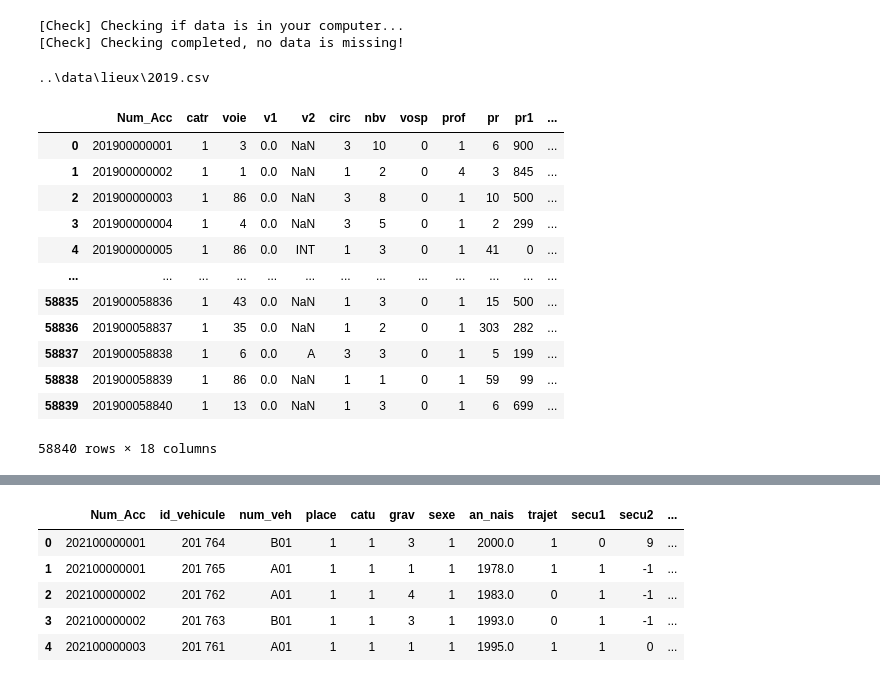
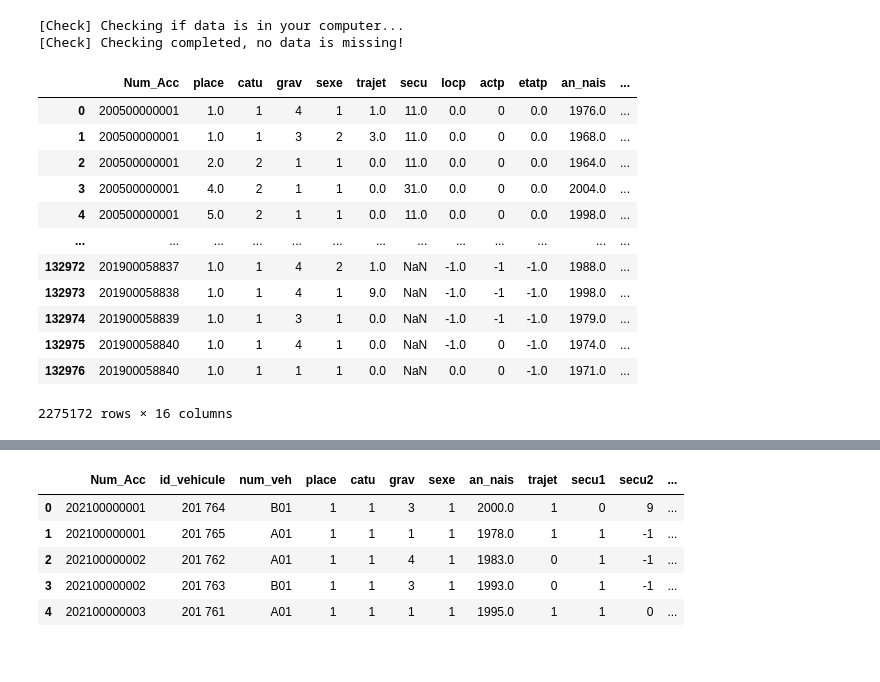
Before and after one commit to YoanGab/challenge_ia_accidentologie_velos, a Jupyter notebook: notebook/preprocess.ipynb, the cells around one changed output, grey strips where cells are left out. Drawn from its saved outputs; the diff is of its cells as text; code cells hidden in the pictures.

```diff
--- a/notebook/preprocess.ipynb
+++ b/notebook/preprocess.ipynb
@@ -11,3 +12,11 @@ import shutil
+# %%
+def progress_bar(items):
+    start_time = time.time()
+    for i, item in enumerate(items):
+        bar_length = int(50 * (i+1) / len(items))
+        bar = "#" * bar_length + "-" * (50 - bar_length)
+        print(f"{i+1}/{len(items)} [{bar}]", end='\r')
+        yield item
 # %%
 class AccidentData:
     def __init__(self):
@@ -102,19 +198,18 @@ acc_data = AccidentData()
 [Check] Checking if data is in your computer...
 [Check] Checking completed, no data is missing!
 # %%
-acc_data.get_pd_file_from_year("lieux",2019)
+acc_data.get_pd_file_from_year("usagers",2005,2019)
 # %% [output]
+|  | Num_Acc | place | catu | grav | sexe | trajet | secu | locp | actp | etatp | an_nais | ... |
+| 0 | 200500000001 | 1.0 | 1 | 4 | 1 | 1.0 | 11.0 | 0.0 | 0 | 0.0 | 1976.0 | ... |
+| 1 | 200500000001 | 1.0 | 1 | 3 | 2 | 3.0 | 11.0 | 0.0 | 0 | 0.0 | 1968.0 | ... |
+| 2 | 200500000001 | 2.0 | 2 | 1 | 1 | 0.0 | 11.0 | 0.0 | 0 | 0.0 | 1964.0 | ... |
+| 3 | 200500000001 | 4.0 | 2 | 1 | 1 | 0.0 | 31.0 | 0.0 | 0 | 0.0 | 2004.0 | ... |
+| 4 | 200500000001 | 5.0 | 2 | 1 | 1 | 0.0 | 11.0 | 0.0 | 0 | 0.0 | 1998.0 | ... |
+| ... | ... | ... | ... | ... | ... | ... | ... | ... | ... | ... | ... | ... |
+| 132972 | 201900058837 | 1.0 | 1 | 4 | 2 | 1.0 | NaN | -1.0 | -1 | -1.0 | 1988.0 | ... |
+| 132973 | 201900058838 | 1.0 | 1 | 4 | 1 | 9.0 | NaN | -1.0 | -1 | -1.0 | 1998.0 | ... |
+| 132974 | 201900058839 | 1.0 | 1 | 3 | 1 | 0.0 | NaN | -1.0 | -1 | -1.0 | 1979.0 | ... |
+| 132975 | 201900058840 | 1.0 | 1 | 4 | 1 | 0.0 | NaN | -1.0 | 0 | -1.0 | 1974.0 | ... |
+| 132976 | 201900058840 | 1.0 | 1 | 1 | 1 | 0.0 | NaN | 0.0 | 0 | -1.0 | 1971.0 | ... |
-..\data\lieux\2019.csv
+2275172 rows × 16 columns
-|  | Num_Acc | catr | voie | v1 | v2 | circ | nbv | vosp | prof | pr | pr1 | ... |
-| 0 | 201900000001 | 1 | 3 | 0.0 | NaN | 3 | 10 | 0 | 1 | 6 | 900 | ... |
-| 1 | 201900000002 | 1 | 1 | 0.0 | NaN | 1 | 2 | 0 | 4 | 3 | 845 | ... |
-| 2 | 201900000003 | 1 | 86 | 0.0 | NaN | 3 | 8 | 0 | 1 | 10 | 500 | ... |
-| 3 | 201900000004 | 1 | 4 | 0.0 | NaN | 3 | 5 | 0 | 1 | 2 | 299 | ... |
-| 4 | 201900000005 | 1 | 86 | 0.0 | INT | 1 | 3 | 0 | 1 | 41 | 0 | ... |
-| ... | ... | ... | ... | ... | ... | ... | ... | ... | ... | ... | ... | ... |
-| 58835 | 201900058836 | 1 | 43 | 0.0 | NaN | 1 | 3 | 0 | 1 | 15 | 500 | ... |
-| 58836 | 201900058837 | 1 | 35 | 0.0 | NaN | 1 | 2 | 0 | 1 | 303 | 282 | ... |
-| 58837 | 201900058838 | 1 | 6 | 0.0 | A | 3 | 3 | 0 | 1 | 5 | 199 | ... |
-| 58838 | 201900058839 | 1 | 86 | 0.0 | NaN | 1 | 1 | 0 | 1 | 59 | 99 | ... |
-| 58839 | 201900058840 | 1 | 13 | 0.0 | NaN | 1 | 3 | 0 | 1 | 6 | 699 | ... |
-58840 rows × 18 columns
```
Also changed, not shown: parts of 3 cells of this notebook.
